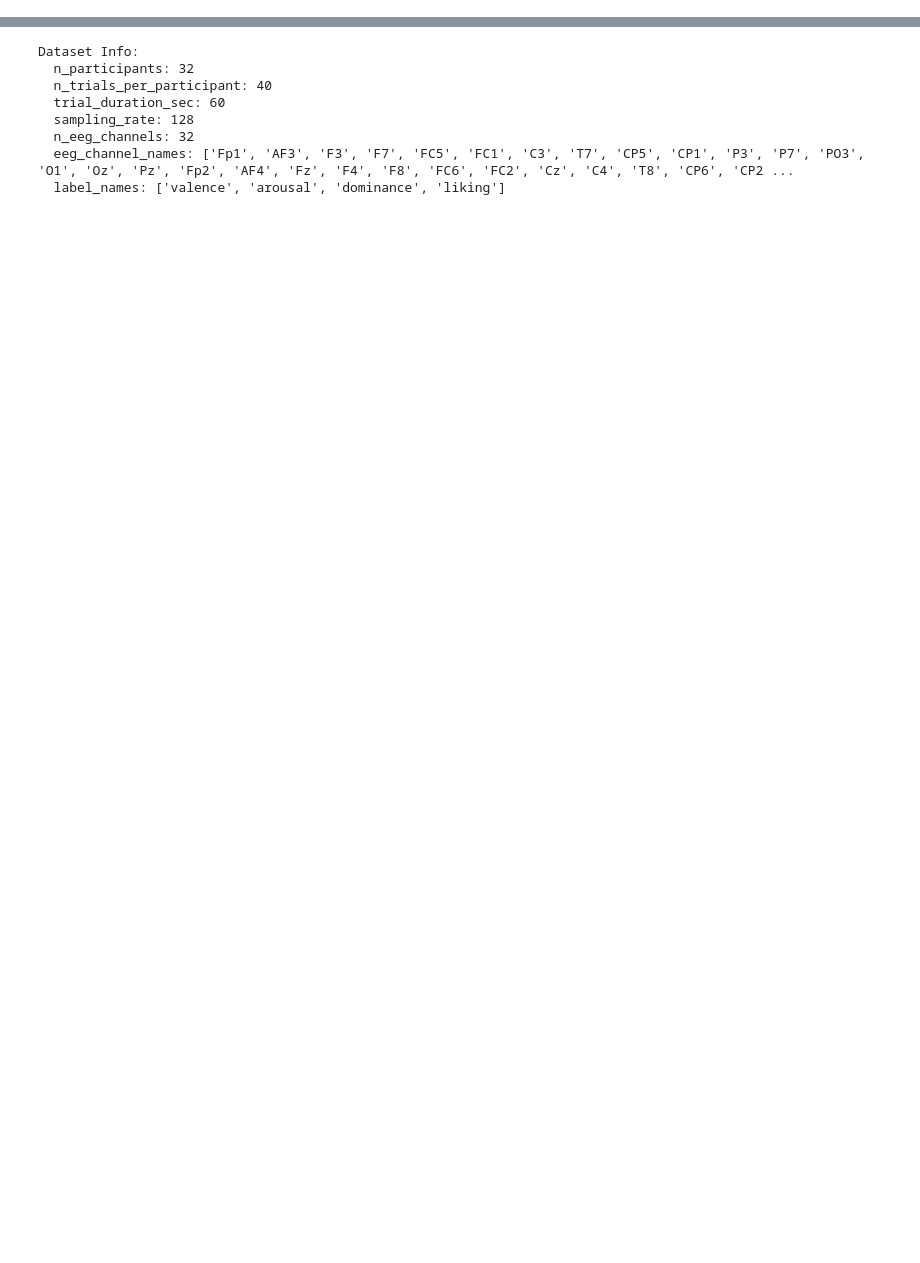
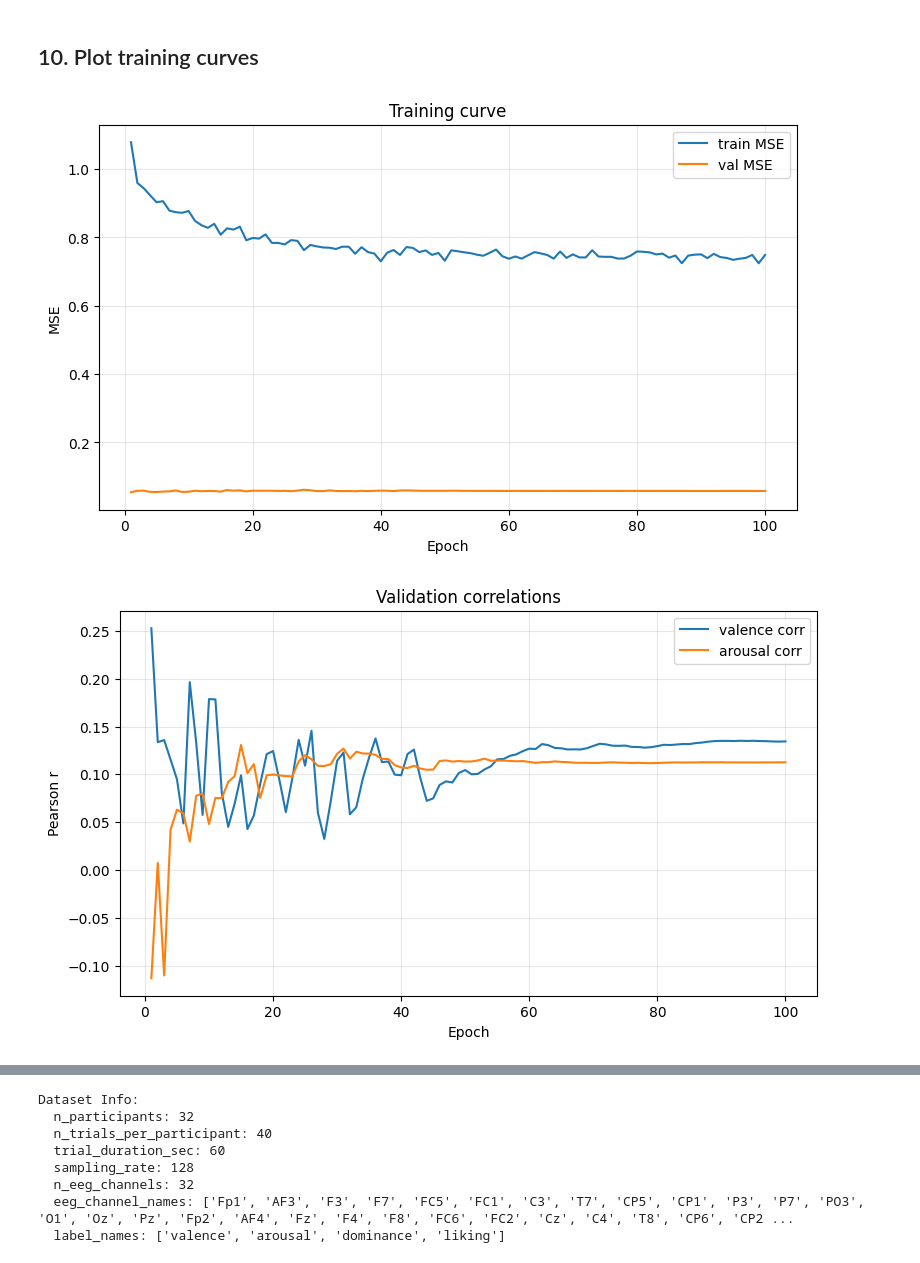
Before and after one commit to vhuangusa/ASD-Emotion-Adaptive-Music-Gen, a Jupyter notebook: ASD_AI_Music_Generation_Colab_hybrid_architecture.ipynb, the cells around one changed output, grey strips where cells are left out. Drawn from its saved outputs; the diff is of its cells as text; code cells hidden in the pictures; blank space fills up the shorter version.

```diff
--- a/ASD_AI_Music_Generation_Colab_hybrid_architecture.ipynb
+++ b/ASD_AI_Music_Generation_Colab_hybrid_architecture.ipynb
@@ -156,0 +406,19 @@ The DEAP dataset contains physiological recordings from 32 participants watching
+# %%
+# Labels for each split
+train_labels = all_labels_va[train_idx]
+val_labels = all_labels_va[val_idx]
+test_labels = all_labels_va[test_idx]
+
+print("Train labels:", train_labels.shape)
+print("Val labels:", val_labels.shape)
+print("Test labels:", test_labels.shape)
+
+print("Train label mean/std:", train_labels.mean(axis=0), train_labels.std(axis=0))
+print("Val label mean/std:", val_labels.mean(axis=0), val_labels.std(axis=0))
+print("Test label mean/std:", test_labels.mean(axis=0), test_labels.std(axis=0))
+
+label_mean = torch.tensor(train_labels.mean(axis=0), dtype=torch.float32, device=device)
+label_std = torch.tensor(train_labels.std(axis=0), dtype=torch.float32, device=device)
+
+print("label_mean:", label_mean)
+print("label_std:", label_std)
@@ -156,0 +698,25 @@ The DEAP dataset contains physiological recordings from 32 participants watching
+# %% [markdown]
+## 10. Plot training curves
+# %%
+plt.figure(figsize=(9, 5))
+plt.plot(history_df['epoch'], history_df['train_loss'], label='train MSE')
+plt.plot(history_df['epoch'], history_df['mse'], label='val MSE')
+plt.xlabel('Epoch')
+plt.ylabel('MSE')
+plt.title('Training curve')
+plt.legend()
+plt.grid(True, alpha=0.3)
+plt.show()
+
+plt.figure(figsize=(9, 5))
+plt.plot(history_df['epoch'], history_df['corr_valence'], label='valence corr')
+plt.plot(history_df['epoch'], history_df['corr_arousal'], label='arousal corr')
+plt.xlabel('Epoch')
+plt.ylabel('Pearson r')
+plt.title('Validation correlations')
+plt.legend()
+plt.grid(True, alpha=0.3)
+plt.show()
+# %% [output]
+[figure, added]
+[figure, added]
```
Also changed, not shown: parts of 98 cells of this notebook.
